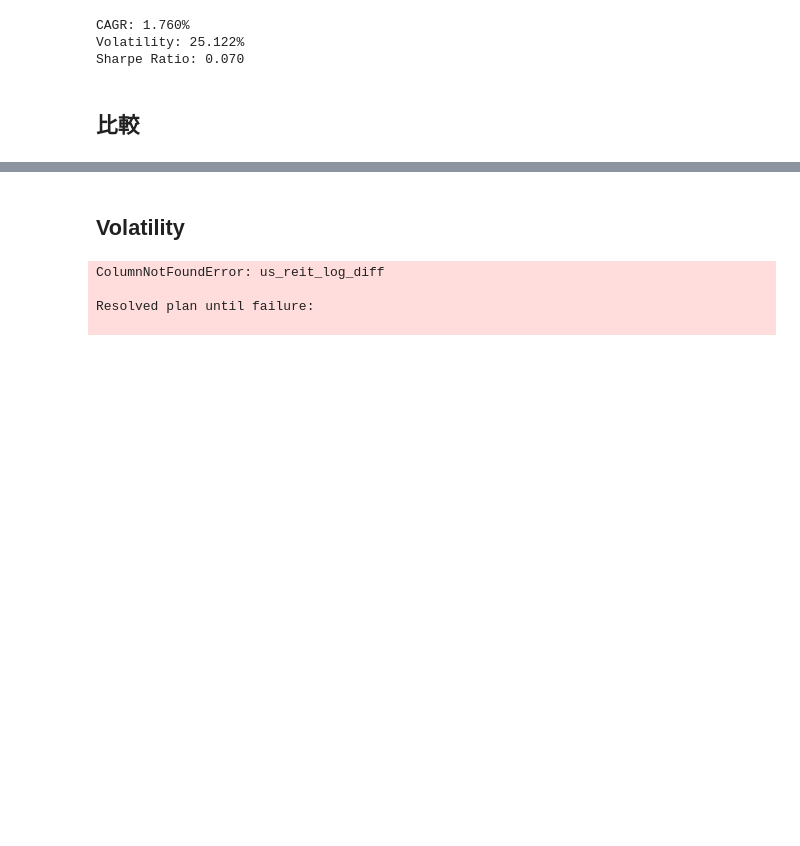
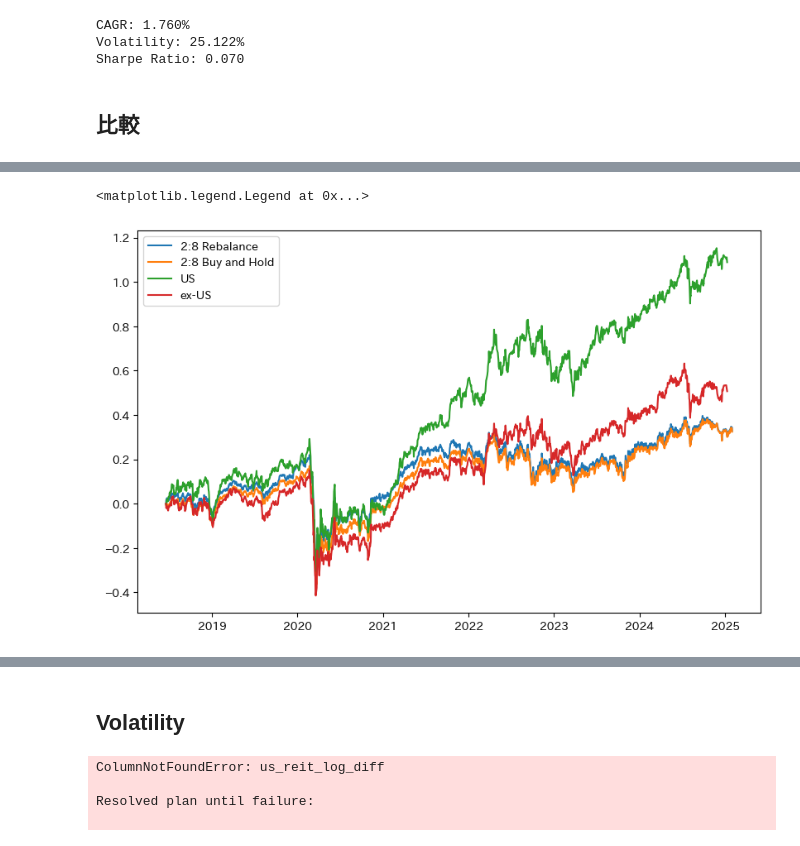
Before and after one commit to Keisei-Akiya/finance, a Jupyter notebook: src/evaluation_of_etf/reit.ipynb, the cells around one changed output, grey strips where cells are left out. Drawn from its saved outputs; the diff is of its cells as text; code cells hidden in the pictures; blank space fills up the shorter version.

```diff
--- a/src/evaluation_of_etf/reit.ipynb
+++ b/src/evaluation_of_etf/reit.ipynb
@@ -163,3 +335,32 @@ ifgl = dividends_reinvestment_return(ifgl, initial_shares=10000)
+# %%
+buy_and_hold = pl.DataFrame({
+    'Date': df['Date'],
+    'BBRE_navs': df['BBRE_close']*bbre_init_share,
+    'IFGL_navs': df['IFGL_close']*ifgl_init_share,
+    'Total_navs': df['BBRE_close']*bbre_init_share + df['IFGL_close']*ifgl_init_share,
+})
+buy_and_hold = buy_and_hold.with_columns([
+    pl.col('Total_navs').log().alias('Total_navs_log'),
+])
+buy_and_hold = buy_and_hold.with_columns([
+    (pl.col('Total_navs_log') - buy_and_hold['Total_navs_log'][0]).alias('LogReturn'),
+])
+buy_and_hold = buy_and_hold.with_columns([
+    ((pl.col('LogReturn').exp() - 1)*100).alias('Return'),
+])
+# %%
+bbre_init_nav_log = np.log(bbre_init_nav)
+ifgl_init_nav_log = np.log(ifgl_init_nav)
+
+fig, ax = plt.subplots(figsize=(1.618*6, 6))
+ax.plot(rebalance_df['Date'], rebalance_df['LogReturn'], label='2:8 Rebalance')
+ax.plot(rebalance_df['Date'], buy_and_hold['LogReturn'], label='2:8 Buy and Hold')
+ax.plot(bbre['Date'], bbre['LogReturn'], label='US')
+ax.plot(ifgl['Date'], ifgl['LogReturn'], label='ex-US')
+ax.legend()
+# %% [output]
+<matplotlib.legend.Legend at 0x...>
+[figure, added]
 # %%
 fig, ax = plt.subplots(figsize=(1.618*6, 6))
 ax.plot(bbre['Date'], bbre['Return'], label='BBRE')
```
Also changed, not shown: parts of 7 cells of this notebook.
